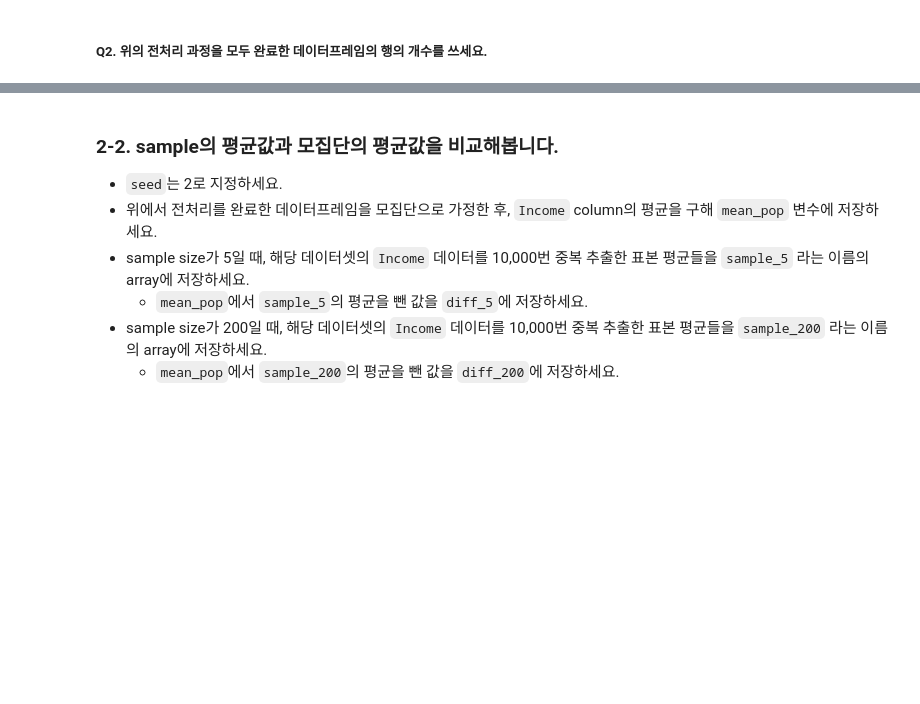
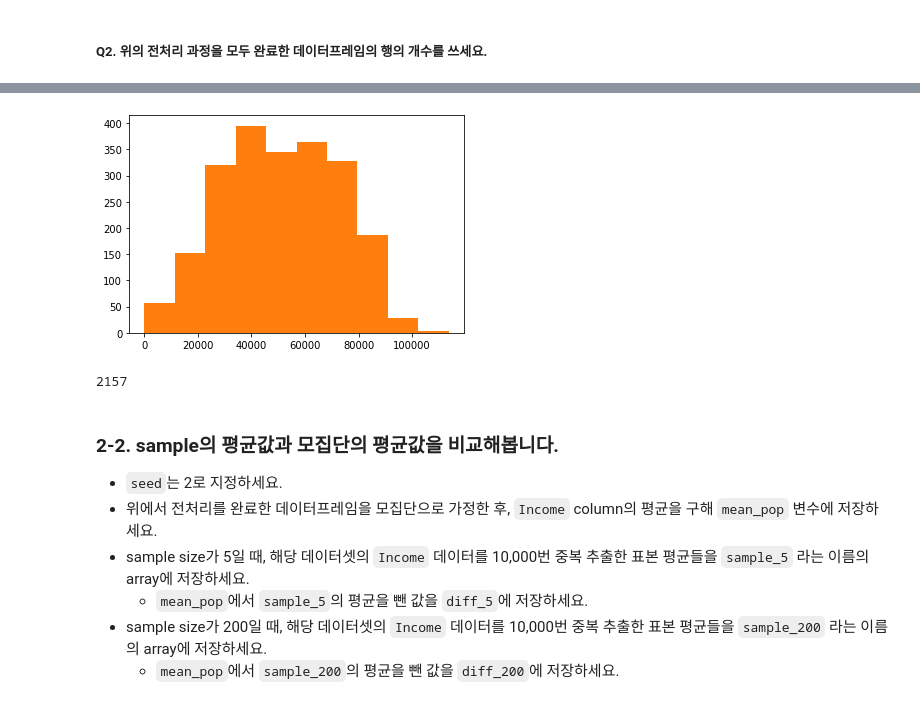
Before and after one commit to LamuneGitHub/A001_Python_Test, a Jupyter notebook: ai15-sc12x-이상필.ipynb, the cells around one changed output, grey strips where cells are left out. Drawn from its saved outputs; the diff is of its cells as text; code cells hidden in the pictures; blank space fills up the shorter version.

```diff
--- a/ai15-sc12x-이상필.ipynb
+++ b/ai15-sc12x-이상필.ipynb
@@ -128,0 +135,4 @@ df_raw = pd.read_csv( 'https://raw.githubusercontent.com/LamuneGitHub/A001_Pytho
+# %%
+df_raw.rename(columns = {' Income ':'Income'},inplace=True)
+columns = df_raw.columns
+columns
@@ -128,0 +146,21 @@ df_raw = pd.read_csv( 'https://raw.githubusercontent.com/LamuneGitHub/A001_Pytho
+# %%
+  import re
+
+  def cleaning(df):
+    li = []
+    for row in df['Income']:
+      splited = row.split('.') # .을 기준으로 문자열을 분리합니다.
+      result = re.sub('[^0-9]','', splited[0]) # .기준 앞 부분만 활용하여 숫자가 아닌 문자는 공백으로 치환합니다.
+      li.append(int(result))
+
+    df['Income'] = li
+
+
+df_clean = df_raw.copy()
+
+df_clean.dropna(subset=['Income'],inplace=True)
+
+
+cleaning(df_clean)
+
+df_clean
@@ -128,0 +201,5 @@ df_raw = pd.read_csv( 'https://raw.githubusercontent.com/LamuneGitHub/A001_Pytho
+# %%
+df_clean = df_clean.query( 'Income <= 120000')
+df_clean.reset_index( drop = True , inplace = True)
+
+df_clean.head()
@@ -129,3 +214,13 @@ df_raw = pd.read_csv( 'https://raw.githubusercontent.com/LamuneGitHub/A001_Pytho
+# %%
+plt.hist(df_clean['Income']);
+
+plt.hist(df_clean.loc[df_clean['Income'] < 120000, 'Income']);
+# %% [output]
+[figure, added]
+# %%
+df_clean.shape[0]
+# %% [output]
+2157
 # %% [markdown]
 ### **2-2. sample의 평균값과 모집단의 평균값을 비교해봅니다.**
 
```
Also changed, not shown: parts of 9 cells of this notebook.
